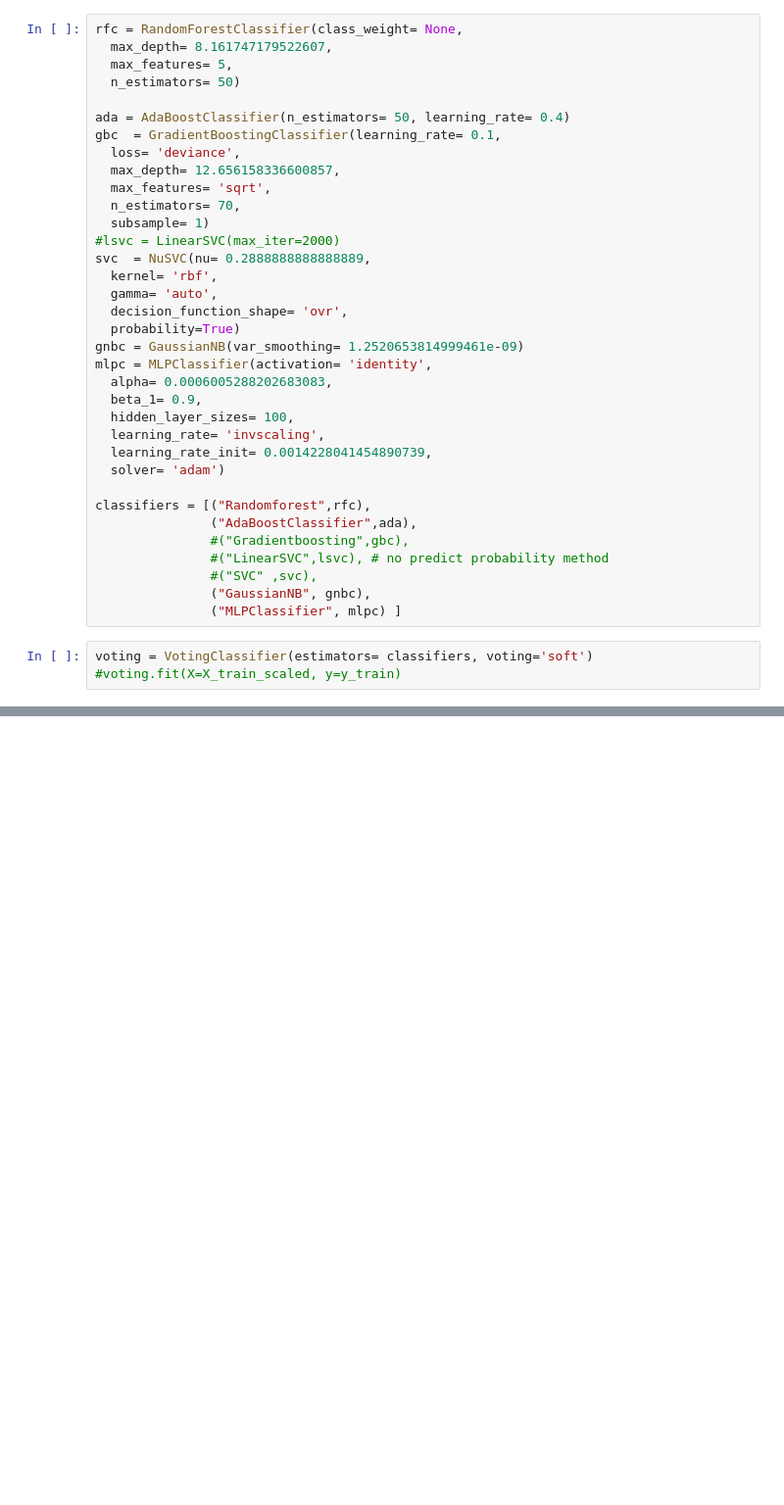
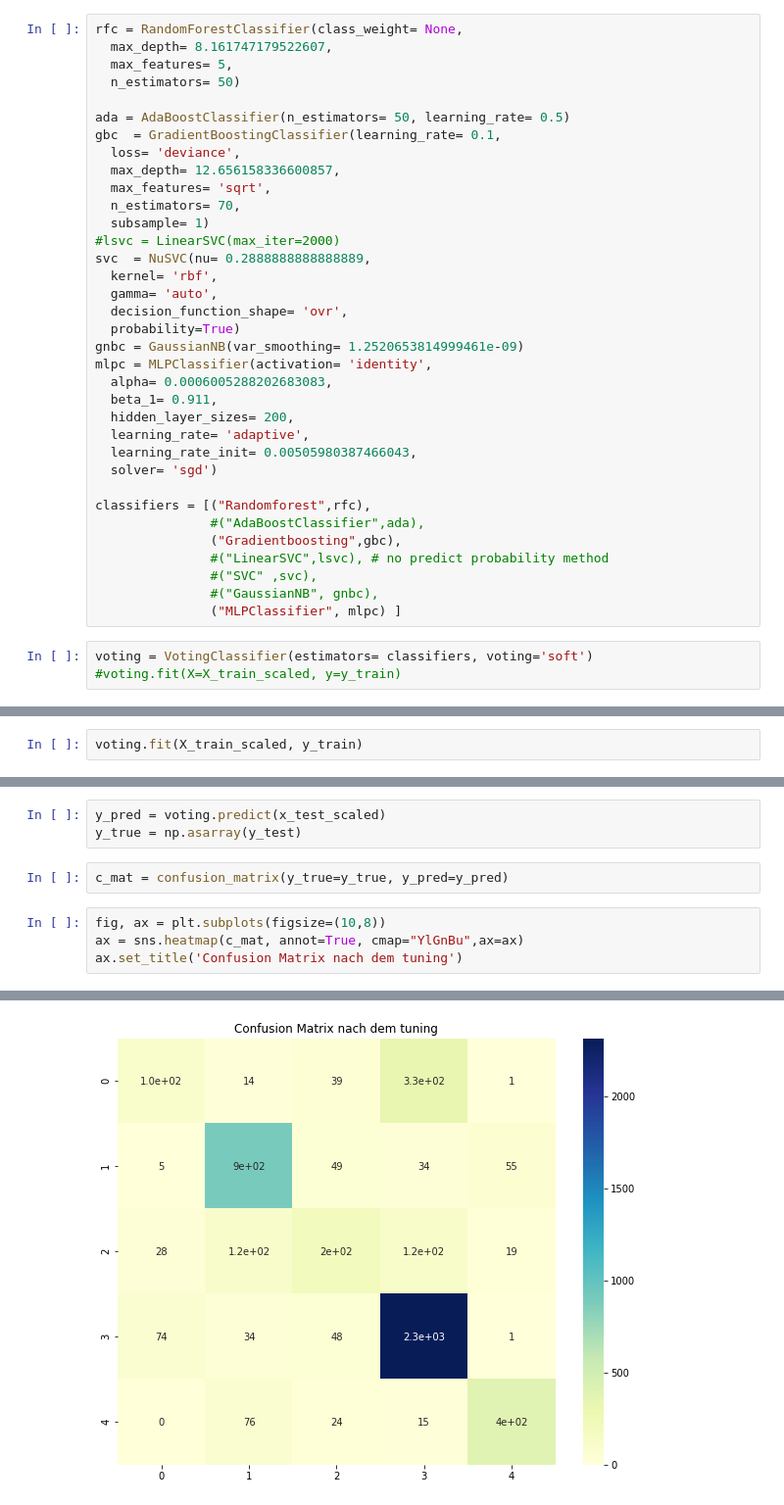
Before and after one commit to Ethuer/DataBlog, a Jupyter notebook: MachineLearning/ML_pipeline_design_teil1.ipynb, the cells around one changed output, grey strips where cells are left out. Shown at 98% size. Saved outputs shown, nothing was run; the diff lists cells and outputs as text; blank space fills up the shorter version.

```diff
--- a/MachineLearning/ML_pipeline_design_teil1.ipynb
+++ b/MachineLearning/ML_pipeline_design_teil1.ipynb
@@ -435,7 +472,7 @@ rfc = RandomForestClassifier(class_weight= None,
   max_features= 5,
   n_estimators= 50)
 
-ada = AdaBoostClassifier(n_estimators= 50, learning_rate= 0.4)
+ada = AdaBoostClassifier(n_estimators= 50, learning_rate= 0.5)
 gbc  = GradientBoostingClassifier(learning_rate= 0.1,
   loss= 'deviance',
   max_depth= 12.656158336600857,
@@ -451,18 +488,18 @@ svc  = NuSVC(nu= 0.2888888888888889,
 gnbc = GaussianNB(var_smoothing= 1.2520653814999461e-09)
 mlpc = MLPClassifier(activation= 'identity',
   alpha= 0.0006005288202683083,
-  beta_1= 0.9,
-  hidden_layer_sizes= 100,
-  learning_rate= 'invscaling',
-  learning_rate_init= 0.0014228041454890739,
-  solver= 'adam')
+  beta_1= 0.911,
+  hidden_layer_sizes= 200,
+  learning_rate= 'adaptive',
+  learning_rate_init= 0.00505980387466043,
+  solver= 'sgd')
 
 classifiers = [("Randomforest",rfc),
-               ("AdaBoostClassifier",ada),
-               #("Gradientboosting",gbc),
+               #("AdaBoostClassifier",ada),
+               ("Gradientboosting",gbc),
                #("LinearSVC",lsvc), # no predict probability method
                #("SVC" ,svc),
-               ("GaussianNB", gnbc),
+               #("GaussianNB", gnbc),
                ("MLPClassifier", mlpc) ]
 # %%
 voting = VotingClassifier(estimators= classifiers, voting='soft')
@@ -473,0 +527,2 @@ cross_val_score(voting, X=X_train_scaled, y=y_train).mean()
+# %%
+voting.fit(X_train_scaled, y_train)
@@ -473,0 +547,10 @@ cross_val_score(voting, X=X_train_scaled, y=y_train).mean()
+# %%
+y_pred = voting.predict(x_test_scaled)
+y_true = np.asarray(y_test)
+# %%
+c_mat = confusion_matrix(y_true=y_true, y_pred=y_pred)
+# %%
+fig, ax = plt.subplots(figsize=(10,8))
+ax = sns.heatmap(c_mat, annot=True, cmap="YlGnBu",ax=ax)
+ax.set_title('Confusion Matrix nach dem tuning')
+# %% [output]
@@ -473,0 +558 @@ cross_val_score(voting, X=X_train_scaled, y=y_train).mean()
+[figure, added]
```
Also changed, not shown: parts of 30 cells of this notebook.
